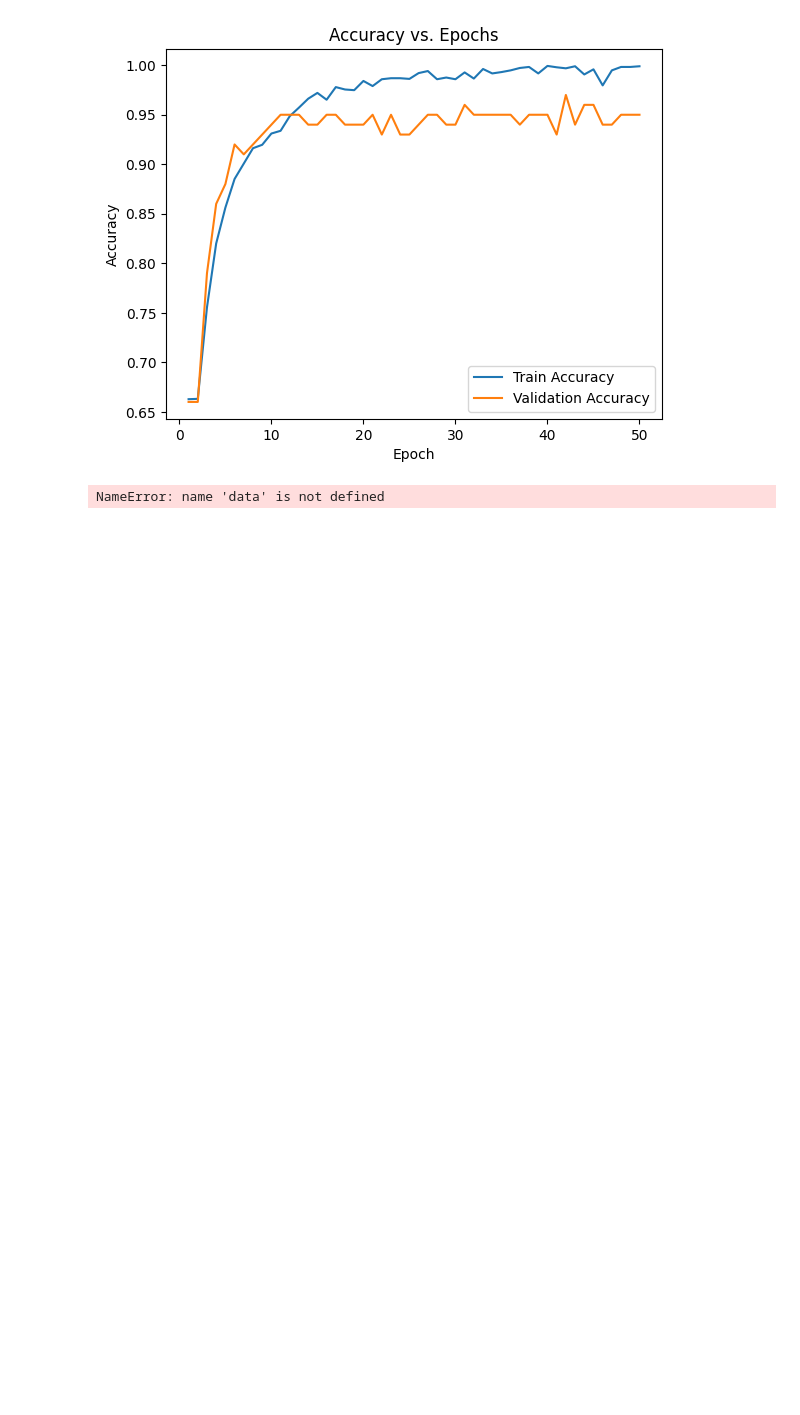
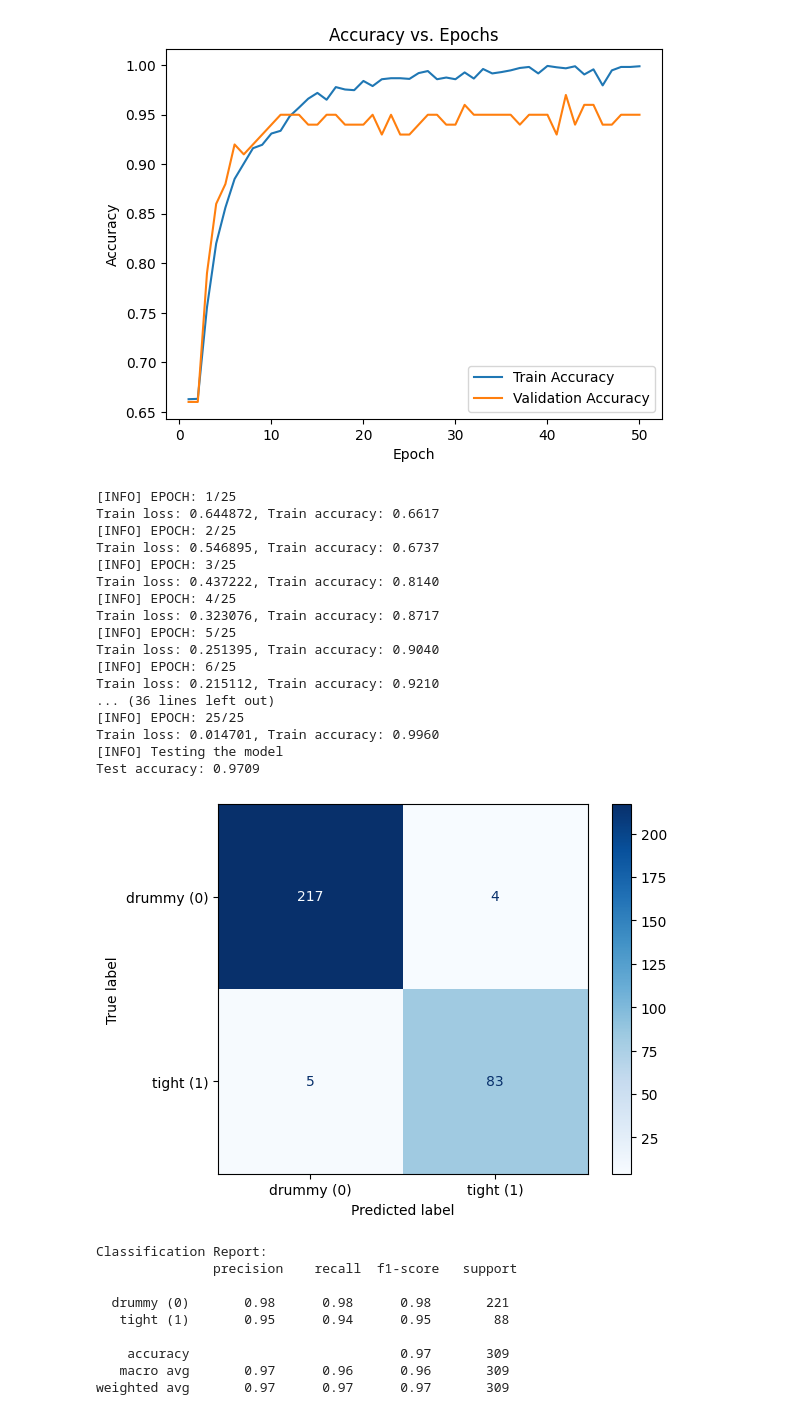
Before and after one commit to kanwarSINGH03/acoustic_signal_classification, a Jupyter notebook: evaluation/convolution.ipynb, the cells around one changed output. Drawn from its saved outputs; the diff is of its cells as text; code cells hidden in the pictures; blank space fills up the shorter version.

Commit message:
Informal Report V4

```diff
--- a/evaluation/convolution.ipynb
+++ b/evaluation/convolution.ipynb
@@ -141,32 +141,58 @@ import models.loops as loops
 import models.models as models
 
 train_idx = list(range(0, 3000))
 # val_idx = list(range(2900,3000))
 test_idx = list(range(3000,3309))
 
 train_data = torch.utils.data.Subset(data, train_idx)
 # val_data = torch.utils.data.Subset(data, val_idx)
 test_data = torch.utils.data.Subset(data, test_idx)
 
 batch_size = 30
 
 train_loader = torch.utils.data.DataLoader(train_data, batch_size=batch_size, shuffle=True)
 # val_loader = torch.utils.data.DataLoader(val_data, batch_size=batch_size, shuffle=True)
 test_loader = torch.utils.data.DataLoader(test_data, batch_size=batch_size, shuffle=True)
 
 model = models.Convolution()
-epochs = 20
+epochs = 25
 
 loops.train(model=model, model_path="./model_paths/convolution.pth", train_loader=train_loader,val=False,val_loader=None, batch_size=batch_size, lr=1e-3,weight_decay=0, optim="adam", epochs=epochs)
 
 loops.test(model_path="./model_paths/convolution.pth", test_loader=test_loader, report=True)
 
 # plt.plot(list(range(1,epochs+1)), history["train_acc"], label="Train Accuracy")
 # plt.plot(list(range(1,epochs+1)), history["val_acc"],   label="Validation Accuracy")
 # plt.title("Accuracy vs. Epochs")
 # plt.xlabel("Epoch")
 # plt.ylabel("Accuracy")
 # plt.legend()
 # plt.show()
 # %% [output]
-NameError: name 'data' is not defined
+[INFO] EPOCH: 1/25
+Train loss: 0.644872, Train accuracy: 0.6617
+[INFO] EPOCH: 2/25
+Train loss: 0.546895, Train accuracy: 0.6737
+[INFO] EPOCH: 3/25
+Train loss: 0.437222, Train accuracy: 0.8140
+[INFO] EPOCH: 4/25
+Train loss: 0.323076, Train accuracy: 0.8717
+[INFO] EPOCH: 5/25
+Train loss: 0.251395, Train accuracy: 0.9040
+[INFO] EPOCH: 6/25
+Train loss: 0.215112, Train accuracy: 0.9210
+... (36 lines left out)
+[INFO] EPOCH: 25/25
+Train loss: 0.014701, Train accuracy: 0.9960
+[INFO] Testing the model
+Test accuracy: 0.9709
+[figure, added]
+Classification Report:
+               precision    recall  f1-score   support
+
+  drummy (0)       0.98      0.98      0.98       221
+   tight (1)       0.95      0.94      0.95        88
+
+    accuracy                           0.97       309
+   macro avg       0.97      0.96      0.96       309
+weighted avg       0.97      0.97      0.97       309
```
Also changed, not shown: 16 other files.
